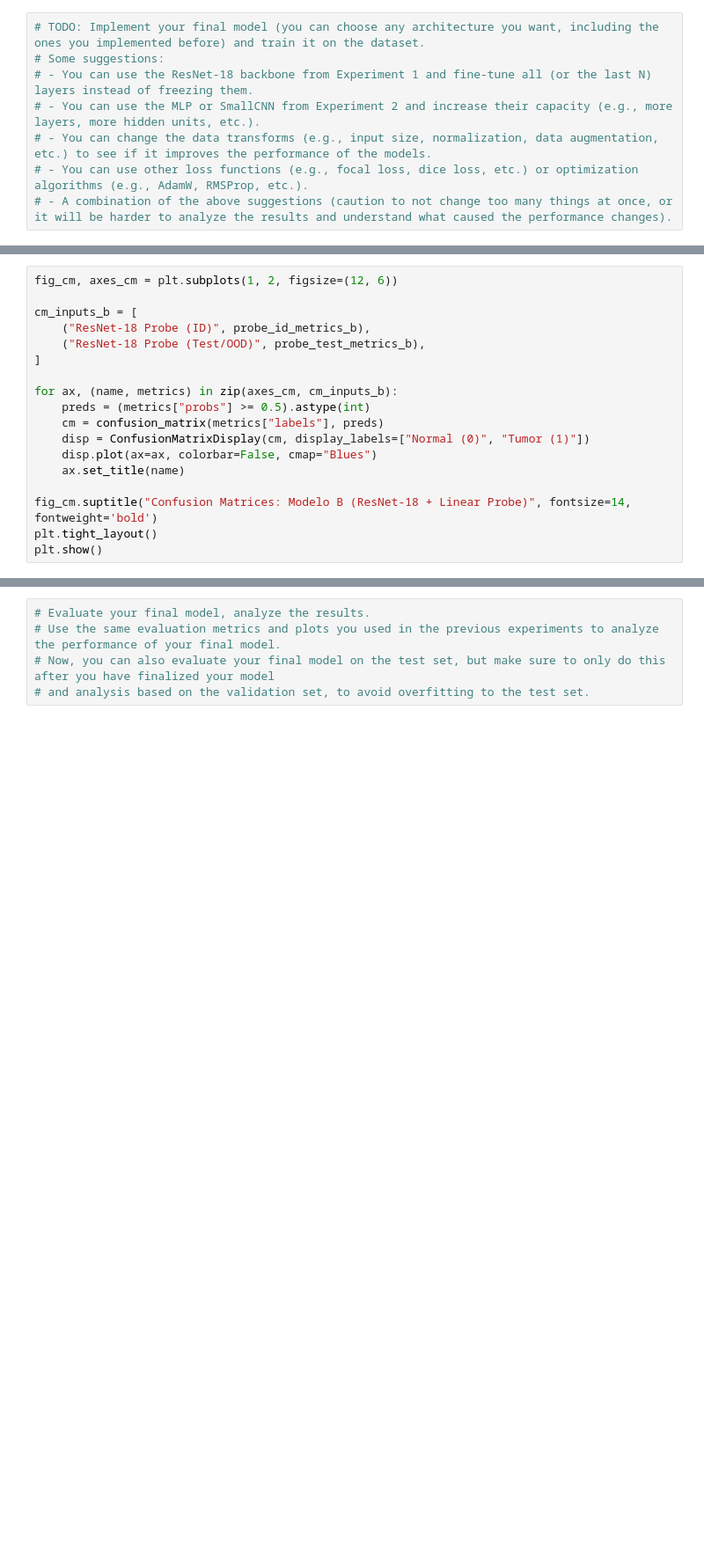
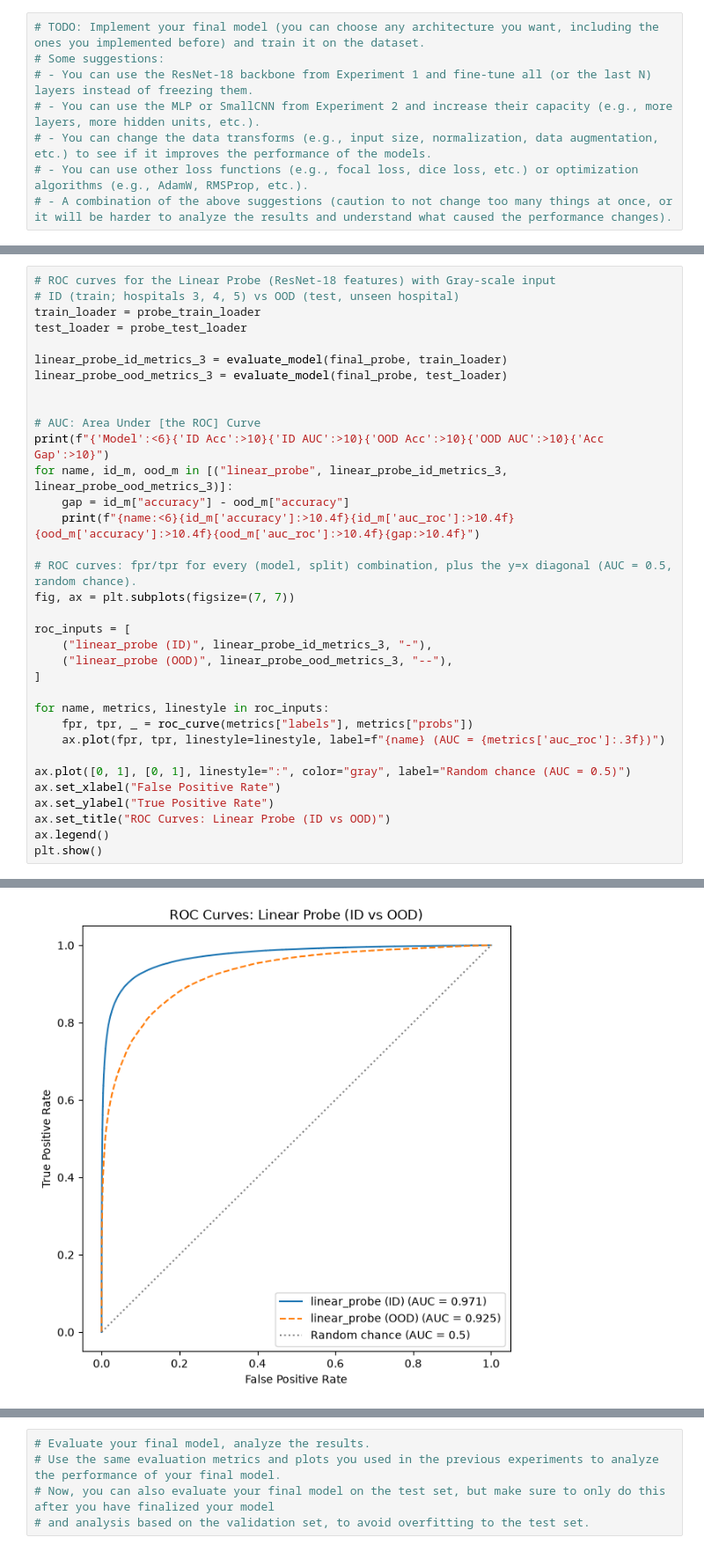
Before and after one commit to mariagabi-lustosa/Tarefa3_MC886, a Jupyter notebook: mc886_1s2026_assignment_3.ipynb, the cells around one changed output, grey strips where cells are left out. Shown at 88% size. Drawn from its saved outputs; the diff is of its cells as text; blank space fills up the shorter version.

```diff
--- a/mc886_1s2026_assignment_3.ipynb
+++ b/mc886_1s2026_assignment_3.ipynb
@@ -1419,18 +1397,0 @@ ResNet-18 Probe    0.9180    0.9712    0.8422    0.9238    0.0758
-# %%
-fig_cm, axes_cm = plt.subplots(1, 2, figsize=(12, 6))
-
-cm_inputs_b = [
-    ("ResNet-18 Probe (ID)", probe_id_metrics_b),
-    ("ResNet-18 Probe (Test/OOD)", probe_test_metrics_b),
-]
-
-for ax, (name, metrics) in zip(axes_cm, cm_inputs_b):
-    preds = (metrics["probs"] >= 0.5).astype(int)
-    cm = confusion_matrix(metrics["labels"], preds)
-    disp = ConfusionMatrixDisplay(cm, display_labels=["Normal (0)", "Tumor (1)"])
-    disp.plot(ax=ax, colorbar=False, cmap="Blues")
-    ax.set_title(name)
-
-fig_cm.suptitle("Confusion Matrices: Modelo B (ResNet-18 + Linear Probe)", fontsize=14, fontweight='bold')
-plt.tight_layout()
-plt.show()
@@ -1438,0 +1398,35 @@ plt.show()
+# %%
+# ROC curves for the Linear Probe (ResNet-18 features) with Gray-scale input
+# ID (train; hospitals 3, 4, 5) vs OOD (test, unseen hospital)
+train_loader = probe_train_loader
+test_loader = probe_test_loader
+
+linear_probe_id_metrics_3 = evaluate_model(final_probe, train_loader)
+linear_probe_ood_metrics_3 = evaluate_model(final_probe, test_loader)
+
+
+# AUC: Area Under [the ROC] Curve
+print(f"{'Model':<6}{'ID Acc':>10}{'ID AUC':>10}{'OOD Acc':>10}{'OOD AUC':>10}{'Acc Gap':>10}")
+for name, id_m, ood_m in [("linear_probe", linear_probe_id_metrics_3, linear_probe_ood_metrics_3)]:
+    gap = id_m["accuracy"] - ood_m["accuracy"]
+    print(f"{name:<6}{id_m['accuracy']:>10.4f}{id_m['auc_roc']:>10.4f}{ood_m['accuracy']:>10.4f}{ood_m['auc_roc']:>10.4f}{gap:>10.4f}")
+
+# ROC curves: fpr/tpr for every (model, split) combination, plus the y=x diagonal (AUC = 0.5, random chance).
+fig, ax = plt.subplots(figsize=(7, 7))
+
+roc_inputs = [
+    ("linear_probe (ID)", linear_probe_id_metrics_3, "-"),
+    ("linear_probe (OOD)", linear_probe_ood_metrics_3, "--"),
+]
+
+for name, metrics, linestyle in roc_inputs:
+    fpr, tpr, _ = roc_curve(metrics["labels"], metrics["probs"])
+    ax.plot(fpr, tpr, linestyle=linestyle, label=f"{name} (AUC = {metrics['auc_roc']:.3f})")
+
+ax.plot([0, 1], [0, 1], linestyle=":", color="gray", label="Random chance (AUC = 0.5)")
+ax.set_xlabel("False Positive Rate")
+ax.set_ylabel("True Positive Rate")
+ax.set_title("ROC Curves: Linear Probe (ID vs OOD)")
+ax.legend()
+plt.show()
+# %% [output]
@@ -1438,0 +1435 @@ plt.show()
+[figure, added]
```
Also changed, not shown: parts of 9 cells of this notebook.
